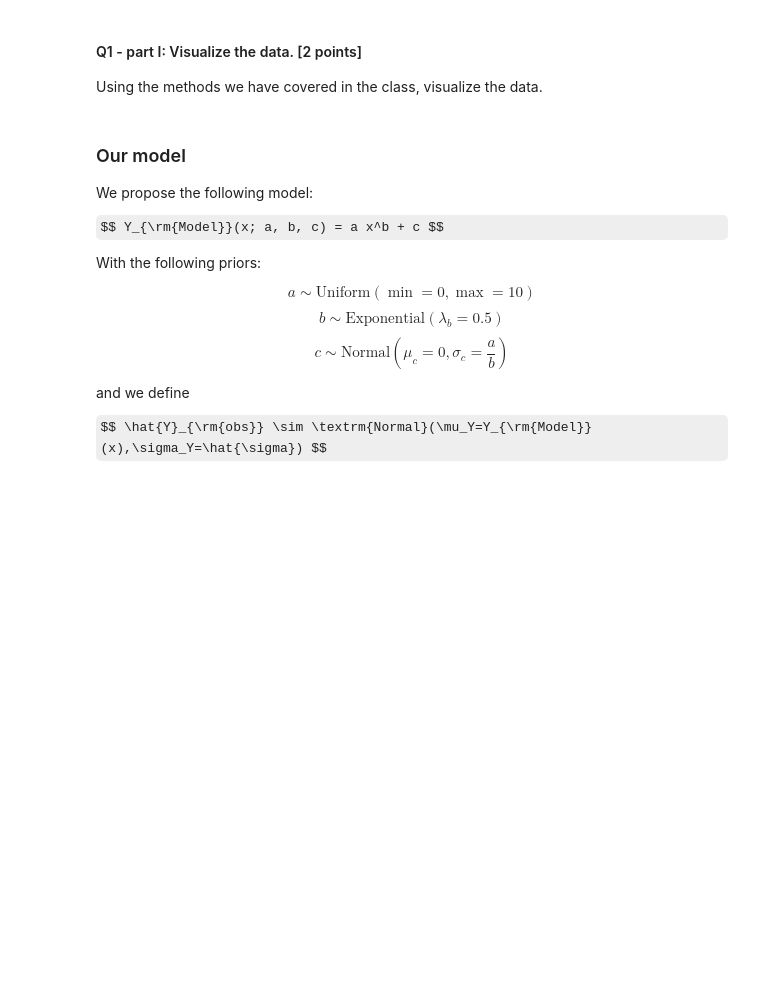
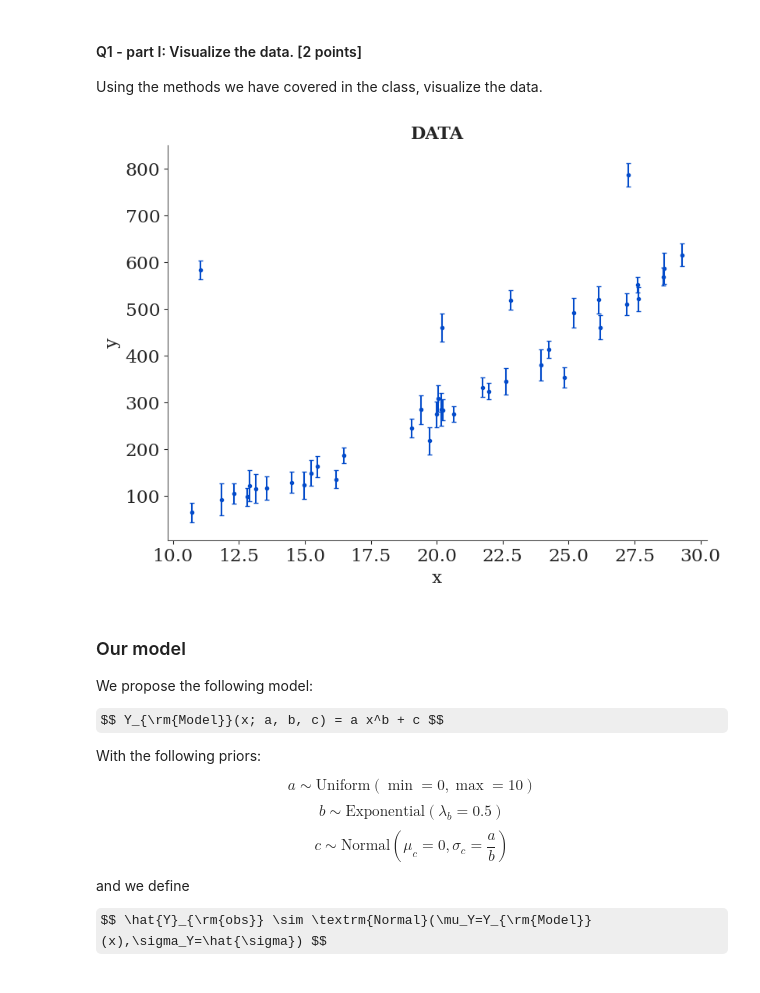
Before and after one commit to FlynnHolt/AstroStatsAssignment, a Jupyter notebook: Assignments/Assignment.ipynb, the cells around one changed output. Saved outputs shown, nothing was run; the diff lists cells and outputs as text; code cells hidden in the pictures; some formulas as TeX source; blank space fills up the shorter version.

```diff
--- a/Assignments/Assignment.ipynb
+++ b/Assignments/Assignment.ipynb
@@ -62,7 +82,7 @@ $$ \hat{y}_{\rm{obs}} = [\hat{y}_1,\cdots,\hat{y}_N] $$
 $$ \hat{\sigma} = [\hat{\sigma}_1,\cdots,\hat{\sigma}_N] $$
 # %%
 # reading locally:
-DATA = pd.read_csv('Assignment_data.csv')
+#DATA = pd.read_csv('Assignment_data.csv')
 # reading directly from the repo:
-#DATA = pd.read_csv('https://raw.githubusercontent.com/bersavosh/P4003/refs/heads/main/Assignments/Assignment_data.csv')
+DATA = pd.read_csv('https://raw.githubusercontent.com/bersavosh/P4003/refs/heads/main/Assignments/Assignment_data.csv')
 DATA.head()
@@ -72,6 +99,18 @@ DATA.head()
 Using the methods we have covered in the class, visualize the data.
 # %%
 # <your turn>
+
+fig = plt.figure(figsize=(8, 6))
+ax = fig.add_subplot(1, 1, 1)
+
+ax.errorbar(x=DATA['x'], y=DATA['y_obs'], yerr=DATA['sigma_obs'], fmt='.', capsize=2, color=COLORSET[4])
+ax.set_title('DATA')
+ax.set_xlabel('x')
+ax.set_ylabel('y')
+
+plt.show()
+# %% [output]
+[figure, added]
 # %% [markdown]
 ### Our model
 
```
Also changed, not shown: parts of 3 cells of this notebook.
